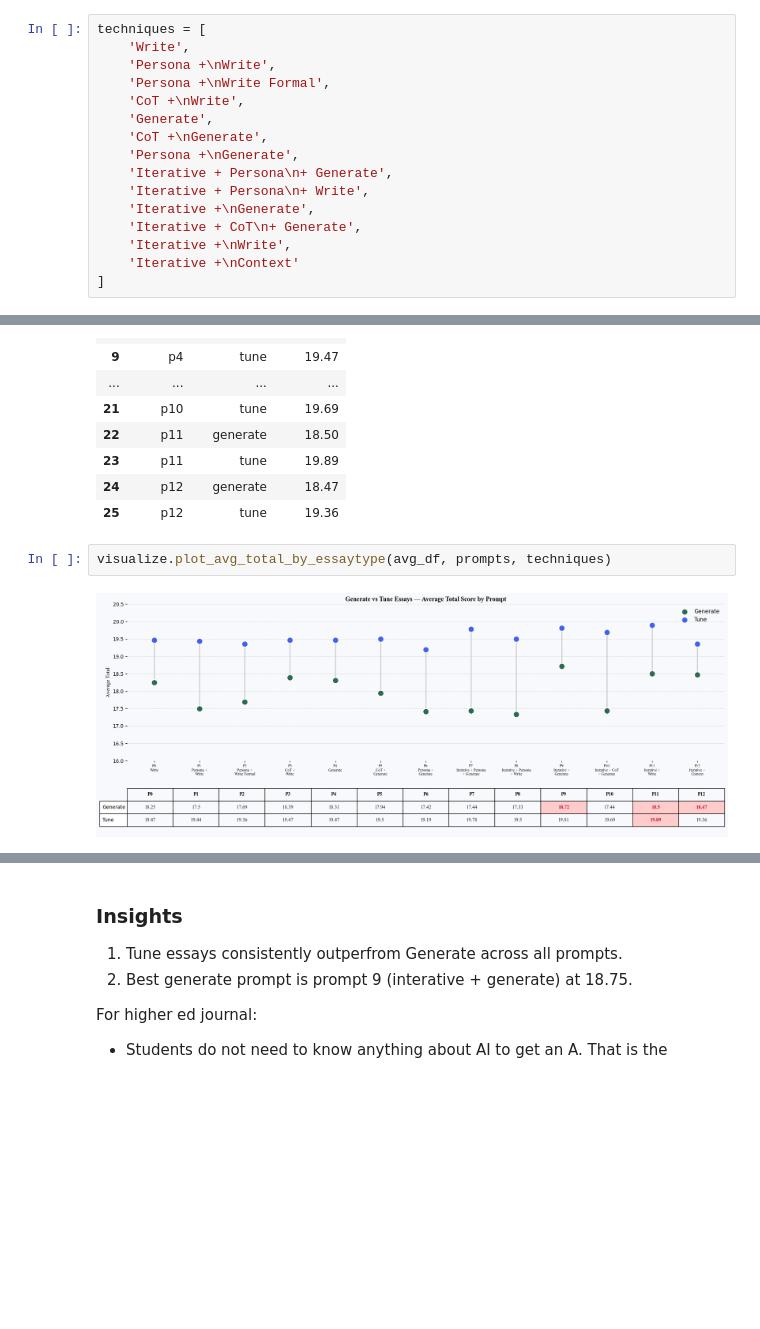
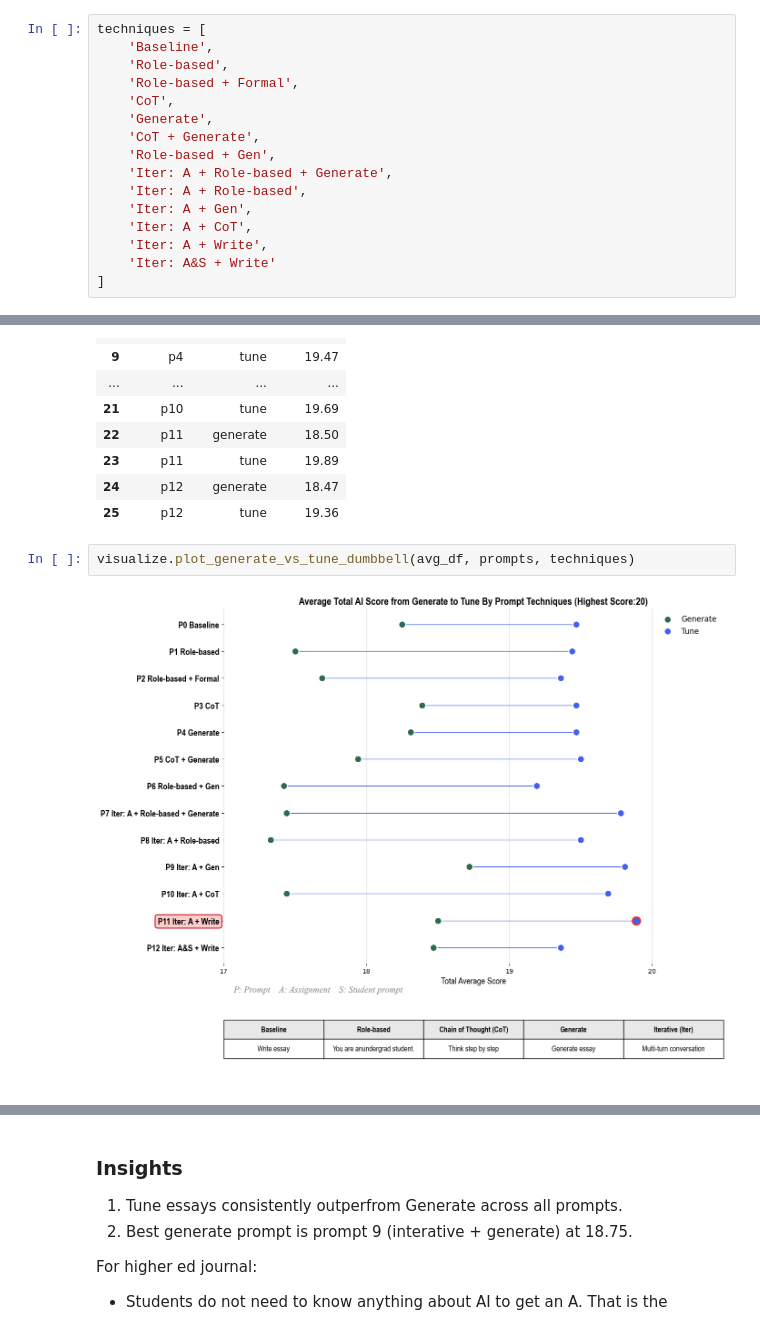
Before and after one commit to raminguyen/ai-assessment, a Jupyter notebook: src/visualize_scores.ipynb, the cells around one changed output, grey strips where cells are left out. Cells and saved outputs as stored; diff of their text form; blank space fills up the shorter version.

Commit message:
redesign visualization for total average score for poster display

```diff
--- a/src/visualize_scores.ipynb
+++ b/src/visualize_scores.ipynb
@@ -89,19 +89,19 @@ for path in score_files:
 #### Average Total Score By Essay Type (All Assignments + Prompt Techniques)
 # %%
 techniques = [
-    'Write',
-    'Persona +\nWrite',
-    'Persona +\nWrite Formal',
-    'CoT +\nWrite',
+    'Baseline',
+    'Role-based',
+    'Role-based + Formal',
+    'CoT',
     'Generate',
-    'CoT +\nGenerate',
-    'Persona +\nGenerate',
-    'Iterative + Persona\n+ Generate',
-    'Iterative + Persona\n+ Write',
-    'Iterative +\nGenerate',
-    'Iterative + CoT\n+ Generate',
-    'Iterative +\nWrite',
-    'Iterative +\nContext'
+    'CoT + Generate',
+    'Role-based + Gen',
+    'Iter: A + Role-based + Generate',
+    'Iter: A + Role-based',
+    'Iter: A + Gen',
+    'Iter: A + CoT',
+    'Iter: A + Write',
+    'Iter: A&S + Write'
 ]
 # %%
 avg_df = metrics.compute_avg_total_by_essaytype(scores, prompts)
@@ -125,6 +125,6 @@ avg_df
 | 24 | p12 | generate | 18.47 |
 | 25 | p12 | tune | 19.36 |
 # %%
-visualize.plot_avg_total_by_essaytype(avg_df, prompts, techniques)
+visualize.plot_generate_vs_tune_dumbbell(avg_df, prompts, techniques)
 # %% [output]
-[figure, old version]
+[figure, new version]
```
Also changed, not shown: parts of 3 cells of this notebook, 5 other files.
